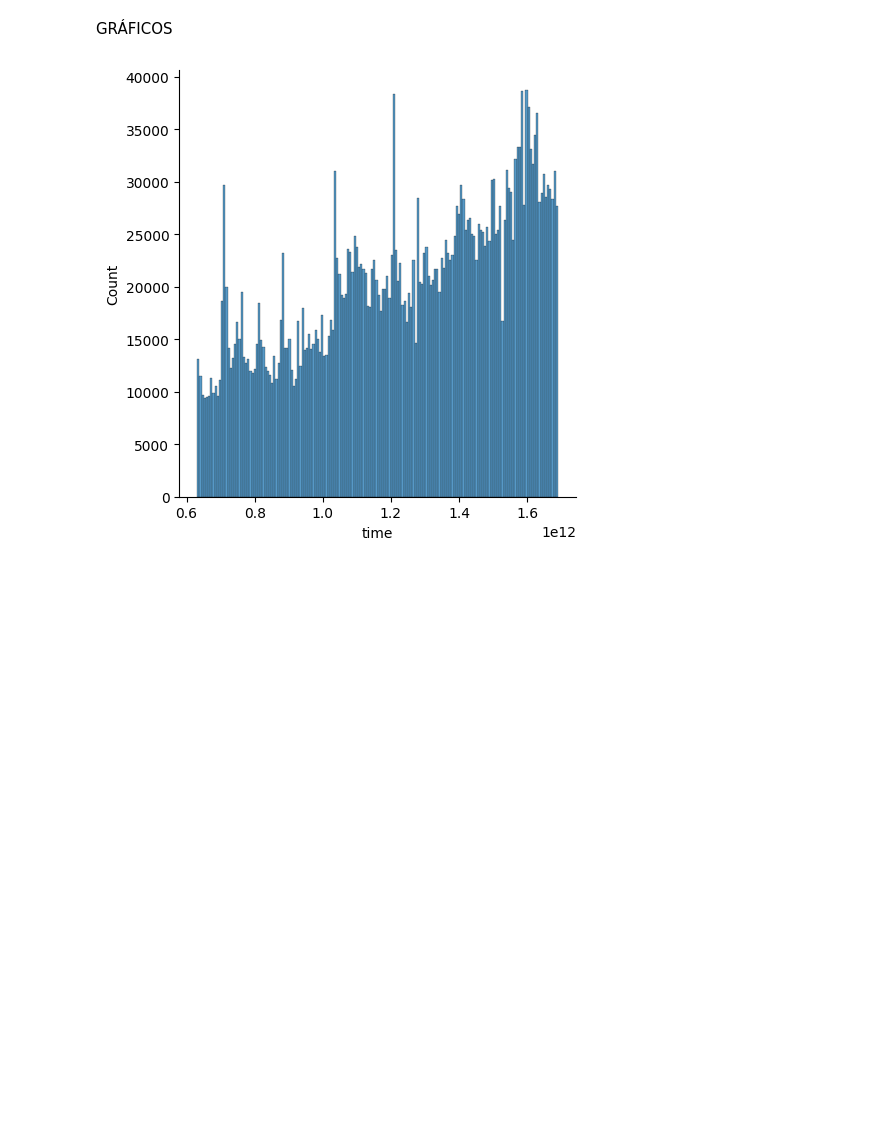
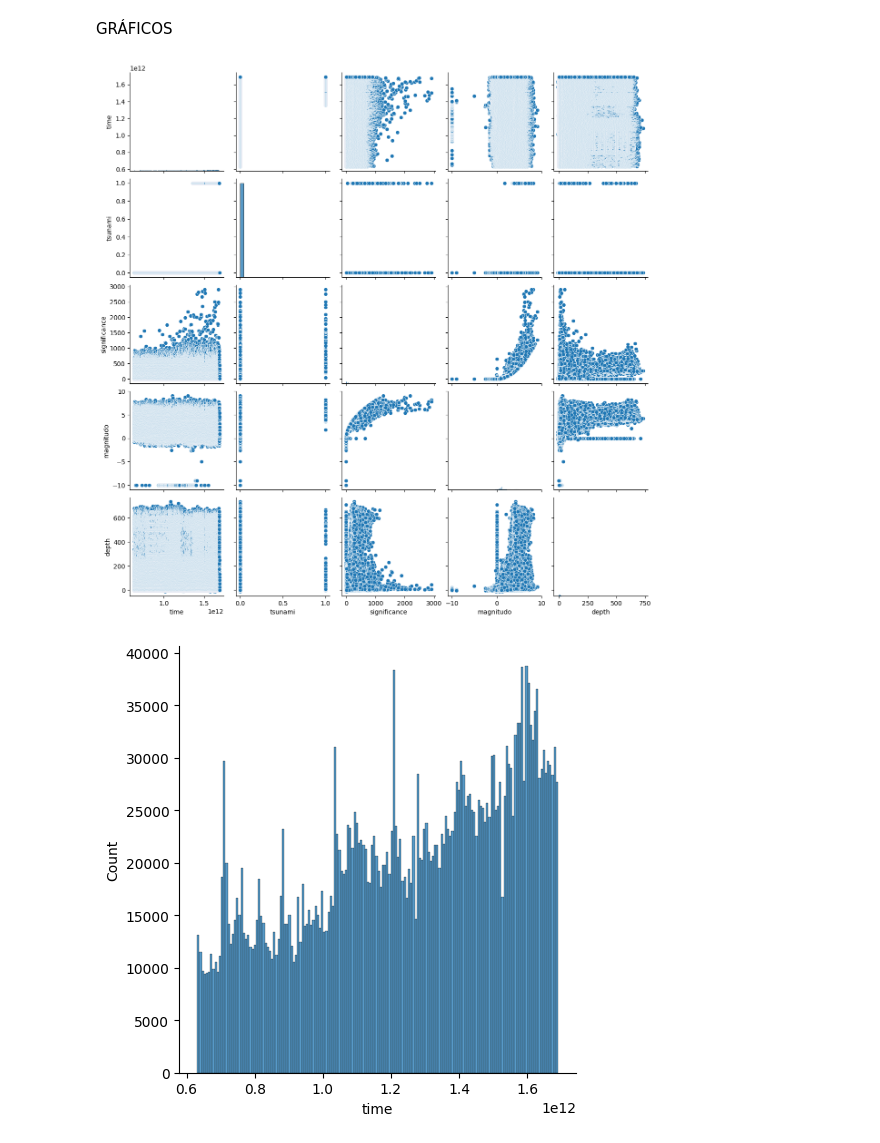
Before and after one commit to candremav/Data-Classes, a Jupyter notebook: Earthquakes/A2_BD2.ipynb, the cells around one changed output. Drawn from its saved outputs; the diff is of its cells as text; code cells hidden in the pictures; blank space fills up the shorter version.

```diff
--- a/Earthquakes/A2_BD2.ipynb
+++ b/Earthquakes/A2_BD2.ipynb
@@ -256,6 +256,11 @@ plt.show()
 [figure]
 # %% [markdown]
 GRÁFICOS
+# %%
+sns.pairplot(data=terremotos,vars=['time','tsunami','significance','magnitudo','depth'])
+plt.show()
+# %% [output]
+[figure, added]
 # %%
 sns.displot(terremotos['time'],kind='hist')
 plt.show()
```
